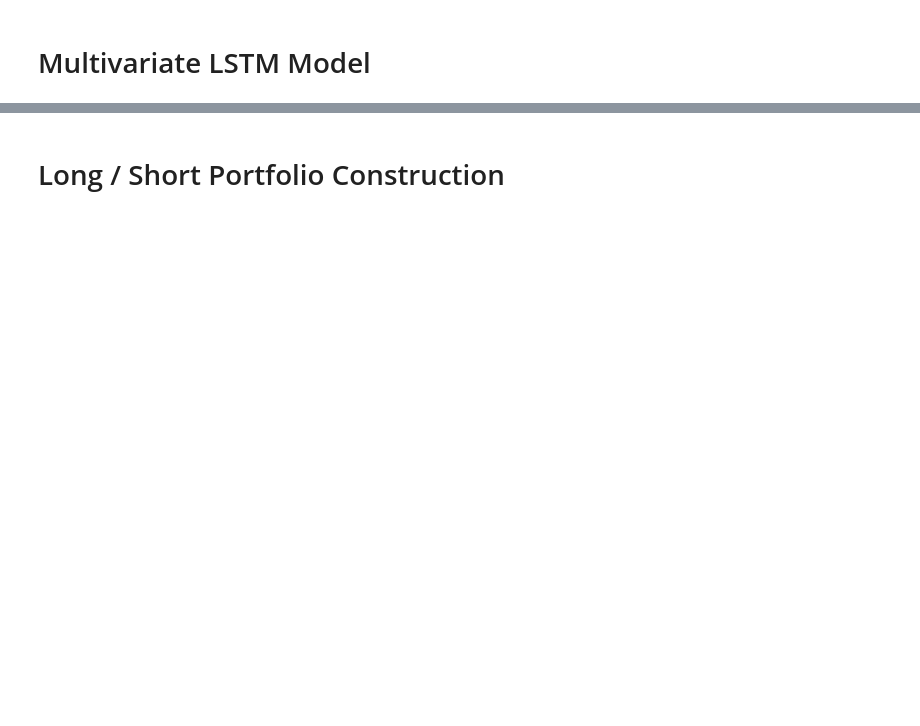
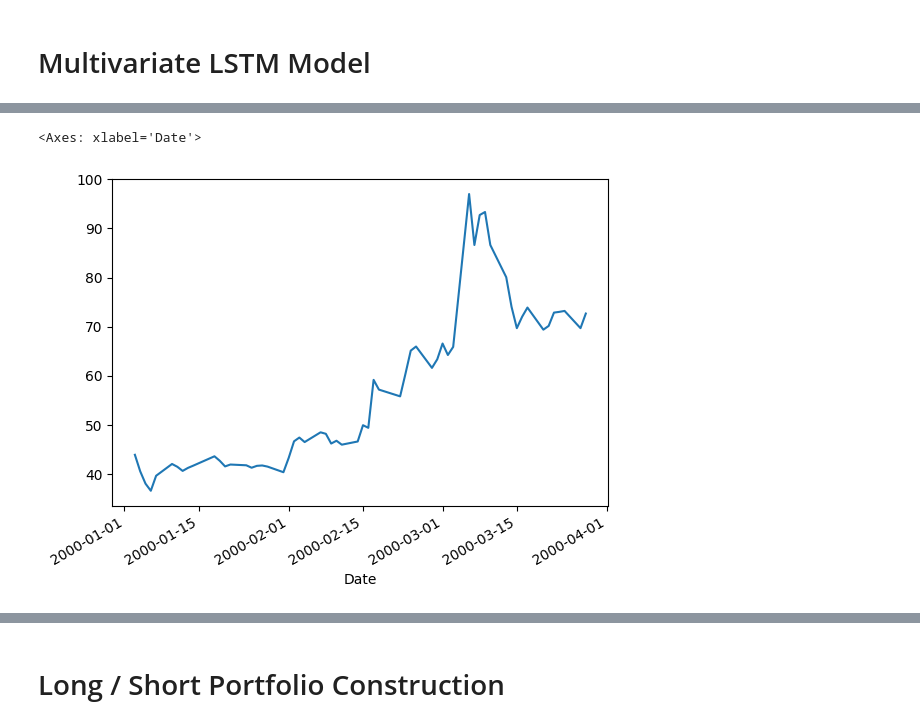
Before and after one commit to eldor-fozilov/FracLSTM-Portfolio, a Jupyter notebook: model_building.ipynb, the cells around one changed output, grey strips where cells are left out. Saved outputs shown, nothing was run; the diff lists cells and outputs as text; code cells hidden in the pictures; blank space fills up the shorter version.

```diff
--- a/model_building.ipynb
+++ b/model_building.ipynb
@@ -275,0 +134,5 @@ print(f"R squared: {np.round(r_squared, 4)}")
+# %%
+selected_stocks[('Adj Close','A')][0:60].plot()
+# %% [output]
+<Axes: xlabel='Date'>
+[figure, added]
```
Also changed, not shown: parts of 28 cells of this notebook.
